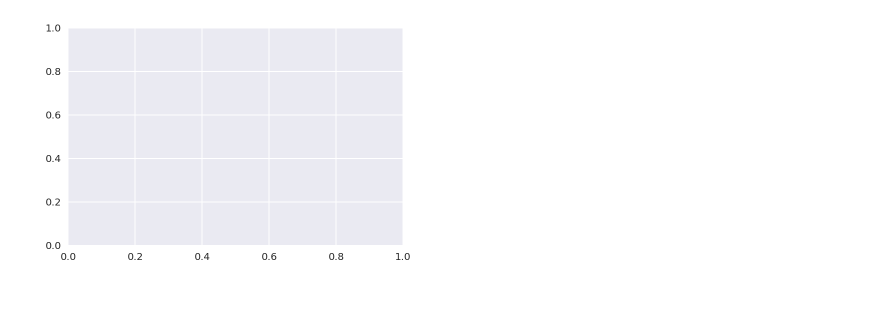
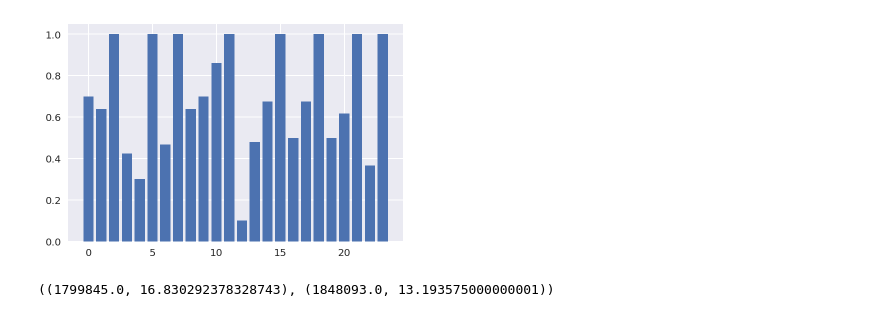
Before and after one commit to Robert-Aduviri/optimizacion-heladas-friaje, a Jupyter notebook: Step 22 - Multiobjective Dashboard.ipynb, the cells around one changed output. Drawn from its saved outputs; the diff is of its cells as text; code cells hidden in the pictures.

Commit message:
Add dashboard layout

```diff
--- a/Step 22 - Multiobjective Dashboard.ipynb
+++ b/Step 22 - Multiobjective Dashboard.ipynb
@@ -29,5 +34,5 @@ from multiproduct_dashboard import run_multiobjective_GA
 pop, hof, log, toolbox = run_multiobjective_GA(nodes, supplies, demands, costs,
                             capacities, pop_size=100, n_generations=50,
                             print_log=True, early_stopping_rounds=10,
-                            plot_log=True, plot_pop=True)
+                            plot_log=True, plot_pop=True, plot_fairness=True)
 # %% [output]
@@ -58,0 +76,26 @@ import matplotlib.pyplot as plt
+# %%
+from collections import namedtuple
+from multiproduct_dashboard import transportation_tree
+
+def best_individual(pop, nodes, supplies, demands, costs, capacities, obj=1):
+    assert obj in [1,2]
+    best = pop[min(range(len(pop)), key=lambda i: pop[i].fitness.values[obj-1])]
+    n_items = len(supplies)
+    permutation_size = sum([n_items * sum(nodes[1:])])
+    Solution = namedtuple('Solution', ['X', 'chromosome', 'fitness'])
+    return Solution(transportation_tree(best[:permutation_size], nodes,
+                       supplies, demands, costs, capacities,
+                       best[permutation_size:]), best, best.fitness.values)
+# %%
+def plot_fairness(pop, nodes, supplies, demands, costs, capacities, obj=2):
+    # obj 1: best cost | obj 2: best fairness
+    best_fairness = best_individual(pop, nodes, supplies, demands, costs, capacities, obj=obj)
+    satisfied_demand = best_fairness.X[-1].sum(1)
+    pending_demand = np.array(demands)[:,:-1]
+    relative_satisfied_demand = np.divide(satisfied_demand, pending_demand).reshape(-1)
+    plt.bar(x=range(len(relative_satisfied_demand)), height=relative_satisfied_demand)
+# %%
+%matplotlib inline
+plot_fairness(pop, nodes, supplies, demands, costs, capacities, obj=2)
+# %% [output]
+[figure, added]
@@ -59 +106,5 @@ import matplotlib.pyplot as plt
+# %%
+best_cost.fitness, best_fairness.fitness
+# %% [output]
+((1799845.0, 16.830292378328743), (1848093.0, 13.193575000000001))
 # %%
@@ -61,4 +111,0 @@ from multiproduct_dashboard import plot_fronts
-# %%
-fig, ax = plt.subplots()
-# %% [output]
-[figure, removed]
```
Also changed, not shown: parts of 34 cells of this notebook, 1 other file.
